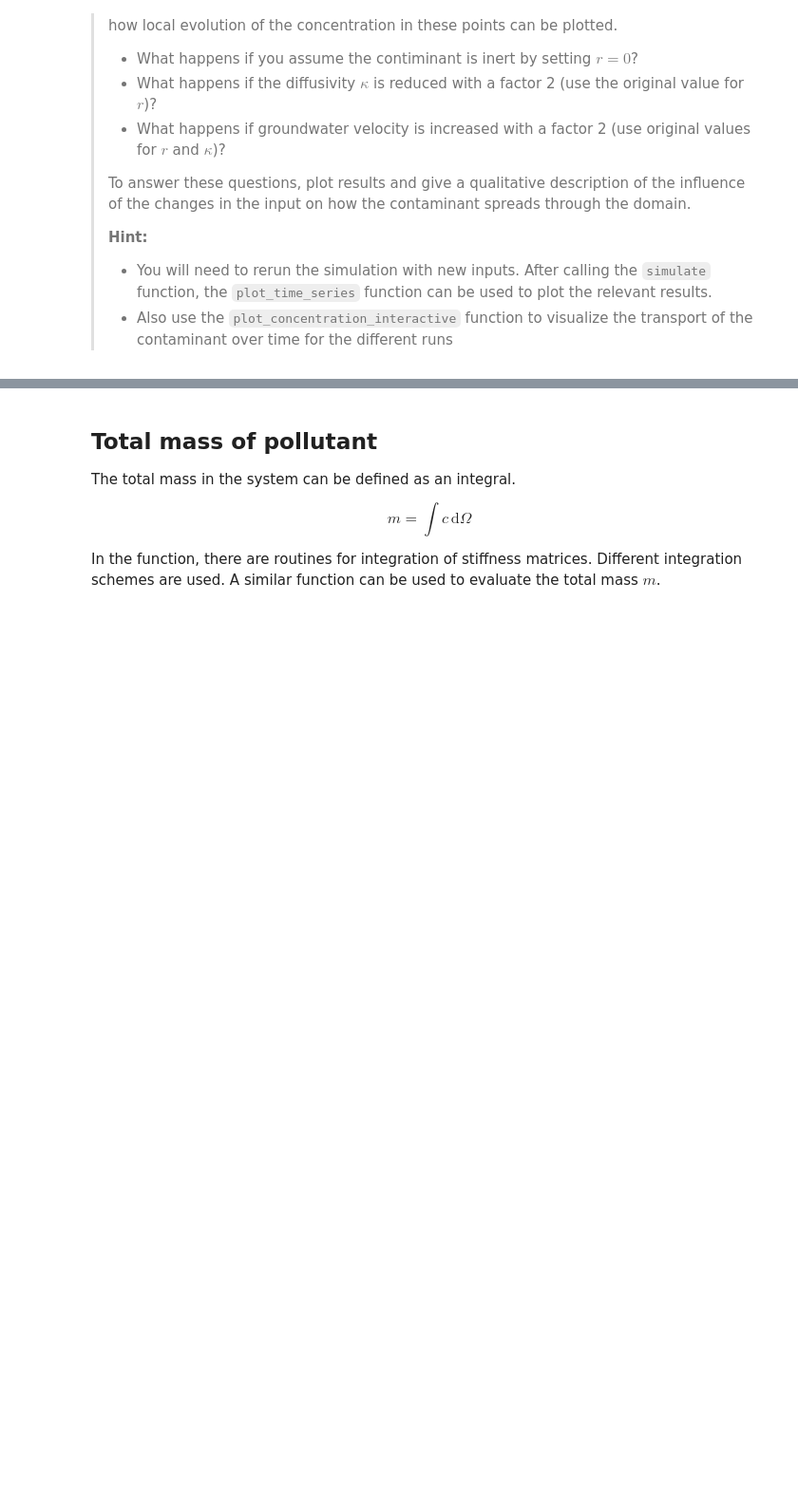
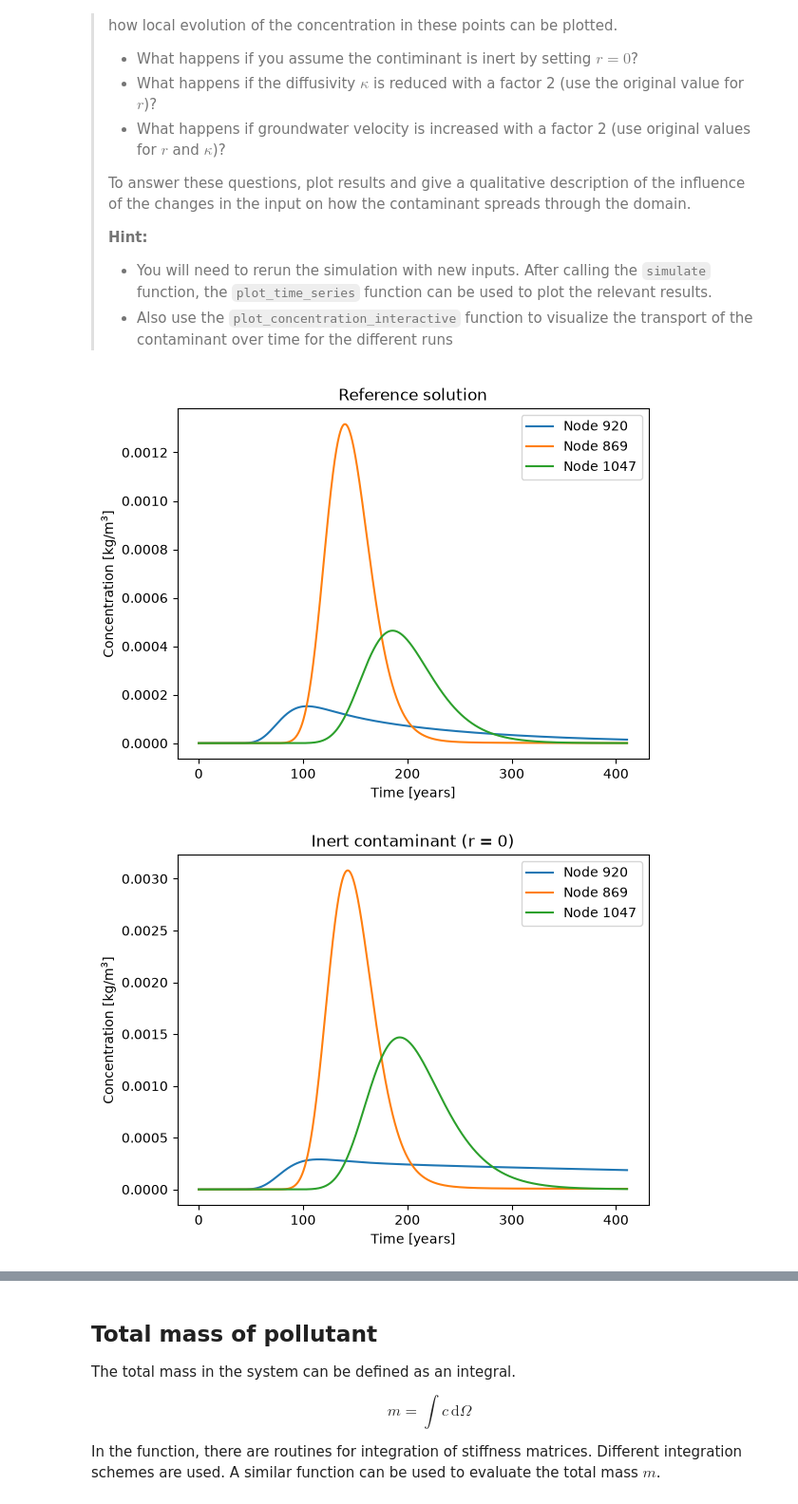
Before and after one commit to mbezmali/GA2.2-BEZMALINOVICH, a Jupyter notebook: contamination.ipynb, the cells around one changed output, grey strips where cells are left out. Shown at 95% size. Saved outputs shown, nothing was run; the diff lists cells and outputs as text; code cells hidden in the pictures; blank space fills up the shorter version.

```diff
--- a/contamination.ipynb
+++ b/contamination.ipynb
@@ -323,17 +339,32 @@ pp.plot_concentration_interactive(nodes, connectivity, concentrations, critical_
 # %%
 def plot_time_series(concentrations, nodes, dt_days, title):
     plt.figure()
     ts = dt_days/365.25 * np.arange(0,len(concentrations))
     for i in nodes:
         plt.plot(ts, concentrations[:,i],label='Node '+str(i))
     plt.ylabel('Concentration [kg/m$^3$]')
     plt.xlabel('Time [years]')
     plt.title(title)
     plt.legend()
     plt.show()
 
 dt_days = 50
 
 plot_time_series(concentrations, measurement_nodes, dt_days, 'Reference solution')
 
-### YOUR CODE HERE ###
+# 1. Contaminante inerte (r = 0)
+conc_r0 = simulate(velocities, reaction_rate=0)
+plot_time_series(conc_r0, measurement_nodes, dt_days, 'Inert contaminant (r = 0)')
+# Opcional para ver la animación:
+# pp.plot_concentration_interactive(nodes, connectivity, conc_r0, critical_value=...)
+
+# 2. Difusividad reducida a la mitad (valor original: 2e-7 -> nuevo: 1e-7)
+conc_k_half = simulate(velocities, diffusivity=2e-7 / 2)
+plot_time_series(conc_k_half, measurement_nodes, dt_days, 'Diffusivity reduced by factor 2')
+
+# 3. Velocidad del agua duplicada (usar los valores originales de r y kappa)
+conc_v_double = simulate(velocities * 2)
+plot_time_series(conc_v_double, measurement_nodes, dt_days, 'Velocity increased by factor 2')
+# %% [output]
+[figure, added]
+[figure, added]
```
Also changed, not shown: parts of 9 cells of this notebook.
